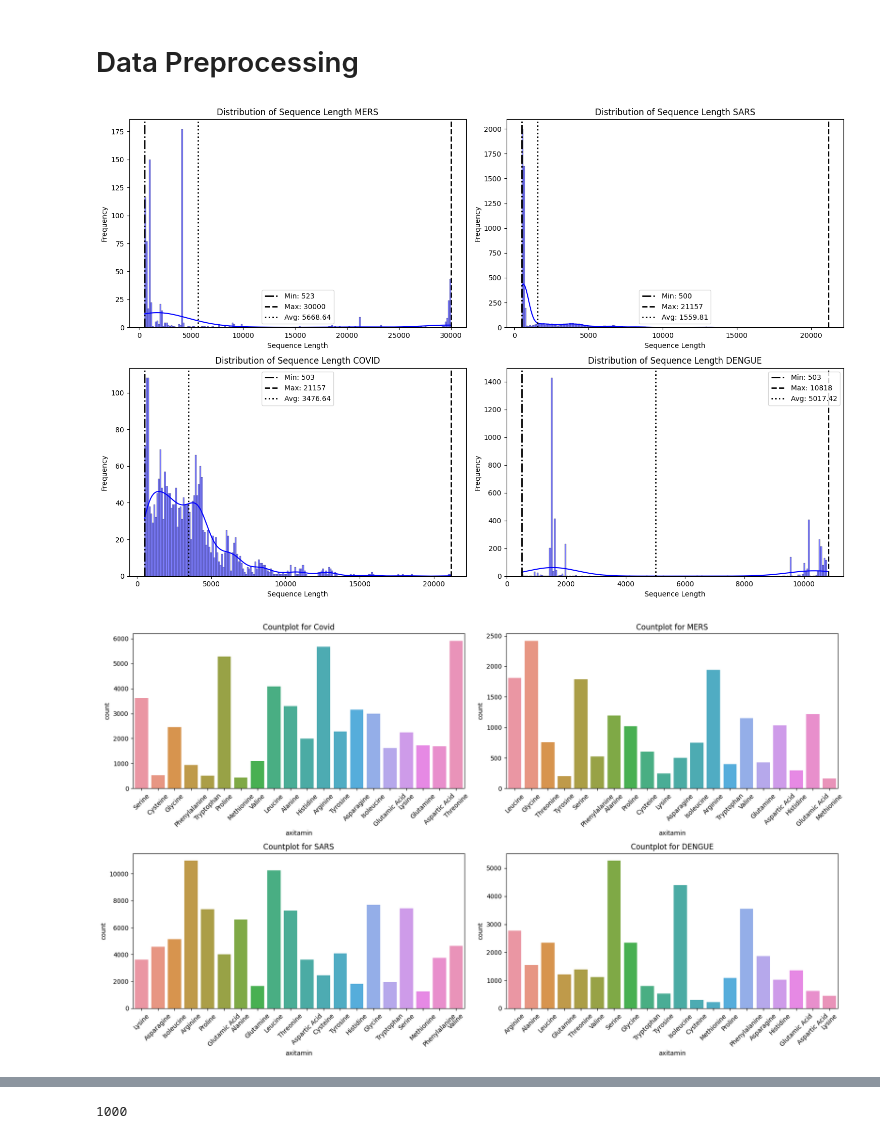
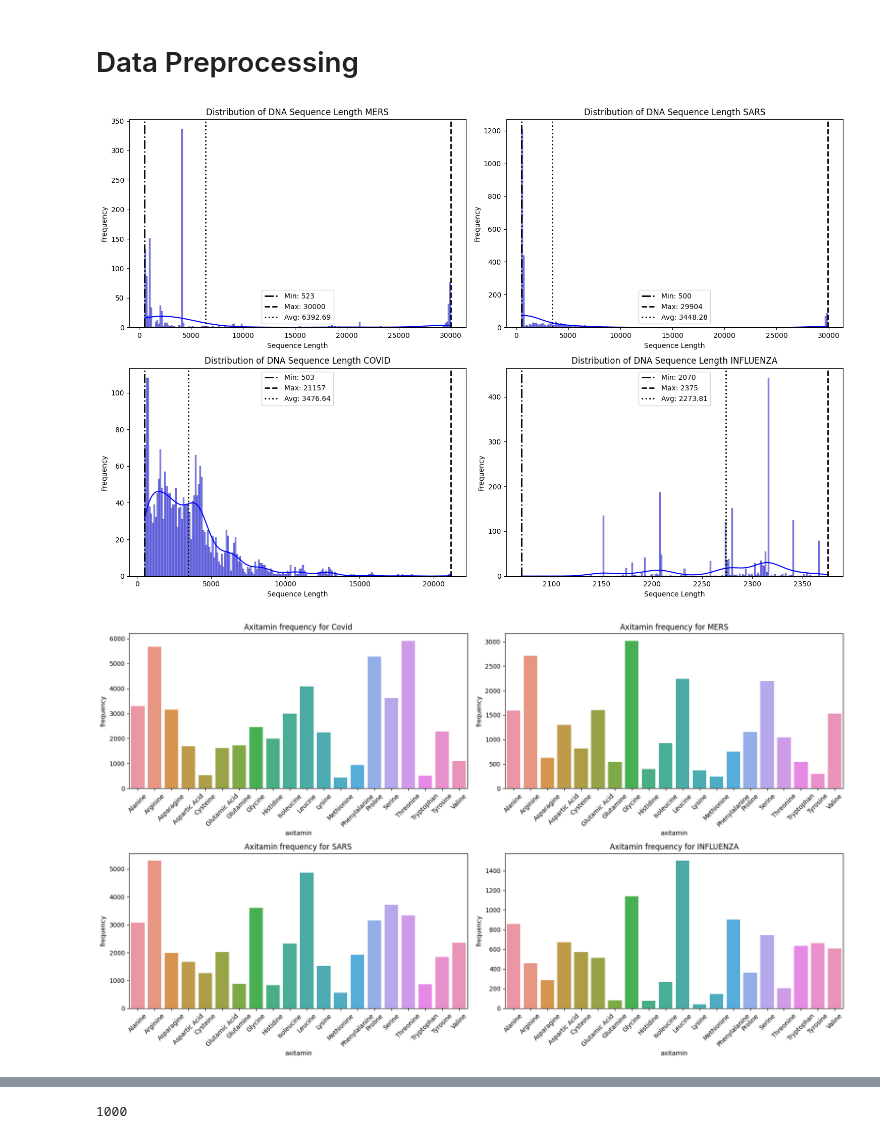
Before and after one commit to KhangSimple/dna_protein_analysis, a Jupyter notebook: dna-analysis.ipynb, the cells around one changed output, grey strips where cells are left out. Drawn from its saved outputs; the diff is of its cells as text; code cells hidden in the pictures.

```diff
--- a/dna-analysis.ipynb
+++ b/dna-analysis.ipynb
@@ -83,16 +97,16 @@ dengue_data = pd.DataFrame({"dna": dengue_encoding})
 mers_data['length'] = mers_data['dna'].apply(lambda x: len(x))
 sars_data['length'] = sars_data['dna'].apply(lambda x: len(x))
 covid_data['length'] = covid_data['dna'].apply(lambda x: len(x))
-dengue_data['length'] = dengue_data['dna'].apply(lambda x: len(x))
+influenza_data['length'] = influenza_data['dna'].apply(lambda x: len(x))
 # %%
 fig, axes = plt.subplots(2, 2, figsize=(15, 10))
-mapName = {0: 'MERS', 1: 'SARS', 2: 'COVID', 3: 'DENGUE'}
+mapName = {0: 'MERS', 1: 'SARS', 2: 'COVID', 3: 'INFLUENZA'}
 
 # Flatten axes thành một mảng 1D để dễ truy cập
 axes = axes.flatten()
 
 # Duyệt qua các tập dữ liệu và vẽ biểu đồ phân phối độ dài của chuỗi
-for i, (dataset, ax) in enumerate(zip([mers_data, sars_data, covid_data, dengue_data], axes)):
+for i, (dataset, ax) in enumerate(zip([mers_data, sars_data, covid_data, influenza_data], axes)):
     # Tính toán độ dài trung bình, tối thiểu và tối đa của chuỗi
     avg_length = dataset['length'].mean()
     max_length = dataset['length'].max()
@@ -103,7 +117,7 @@ for i, (dataset, ax) in enumerate(zip([mers_data, sars_data, covid_data, dengue_
     ax.axvline(min_length, color='black', linestyle='dashdot', linewidth=2, label=f'Min: {min_length}')
     ax.axvline(max_length, color='black', linestyle='dashed', linewidth=2, label=f'Max: {max_length}')
     ax.axvline(avg_length, color='black', linestyle='dotted', linewidth=2, label=f'Avg: {avg_length:.2f}')
-    ax.set_title(f'Distribution of Sequence Length {mapName[i]}')
+    ax.set_title(f'Distribution of DNA Sequence Length {mapName[i]}')
     ax.set_xlabel('Sequence Length')
     ax.set_ylabel('Frequency')
     ax.legend(loc='best')
@@ -111,7 +125,7 @@ for i, (dataset, ax) in enumerate(zip([mers_data, sars_data, covid_data, dengue_
 plt.tight_layout()
 plt.show()
 # %% [output]
-[figure, old version]
+[figure, new version]
 # %%
 def translate_codon(codon):
     # Bảng mã hóa từ codon sang axit amin
@@ -176,50 +190,58 @@ def translate_dna_sequences(dna_sequences):
 axitamin_covid = translate_dna_sequences(covid_encoding)
 axitamin_mers = translate_dna_sequences(mers_encoding)
 axitamin_sars = translate_dna_sequences(sars_encoding)
-axitamin_dengue = translate_dna_sequences(dengue_encoding)
+axitamin_influenza = translate_dna_sequences(influenza_encoding)
 # %%
 axitamin_covid_data = pd.DataFrame({'axitamin': axitamin_covid})
 axitamin_mers_data = pd.DataFrame({'axitamin': axitamin_mers})
 axitamin_sars_data = pd.DataFrame({'axitamin': axitamin_sars})
-axitamin_dengue_data = pd.DataFrame({'axitamin': axitamin_dengue})
+axitamin_influenza_data = pd.DataFrame({'axitamin': axitamin_influenza})
 # %%
 fig, axes = plt.subplots(2, 2, figsize=(17, 10))
 
 # Flatten axes thành một mảng 1D để dễ truy cập
 axes = axes.flatten()
 
 # Vẽ biểu đồ cho train_data
+sorted_data = axitamin_covid_data['axitamin'].value_counts().sort_index()
 plt.sca(axes[0])
 plt.xticks(rotation=45)
 plt.xlabel('axit amin')
-sns.countplot(data=axitamin_covid_data, x='axitamin')
-plt.title('Countplot for Covid')
+sns.countplot(data=axitamin_covid_data, x='axitamin', order=sorted_data.index)
+plt.title('Axitamin frequency for Covid')
+plt.ylabel('frequency')
 
 # Vẽ biểu đồ cho train_data1
+sorted_data = axitamin_mers_data['axitamin'].value_counts().sort_index()
 plt.sca(axes[1])
 plt.xticks(rotation=45)
 plt.xlabel('axit amin')
-sns.countplot(data=axitamin_mers_data, x='axitamin')
-plt.title('Countplot for MERS')
+sns.countplot(data=axitamin_mers_data, x='axitamin', order=sorted_data.index)
+plt.title('Axitamin frequency for MERS')
+plt.ylabel('frequency')
 
 # Vẽ biểu đồ cho train_data2
+sorted_data = axitamin_sars_data['axitamin'].value_counts().sort_index()
 plt.sca(axes[2])
 plt.xticks(rotation=45)
 plt.xlabel('axit amin')
-sns.countplot(data=axitamin_sars_data, x='axitamin')
-plt.title('Countplot for SARS')
+sns.countplot(data=axitamin_sars_data, x='axitamin', order=sorted_data.index)
+plt.title('Axitamin frequency for SARS')
+plt.ylabel('frequency')
 
 # Vẽ biểu đồ cho train_data3
+sorted_data = axitamin_influenza_data['axitamin'].value_counts().sort_index()
 plt.sca(axes[3])
 plt.xticks(rotation=45)
 plt.xlabel('axit amin')
-sns.countplot(data=axitamin_dengue_data, x='axitamin')
-plt.title('Countplot for DENGUE')
+sns.countplot(data=axitamin_influenza_data, x='axitamin', order = sorted_data.index)
+plt.title('Axitamin frequency for INFLUENZA')
 
+plt.ylabel('frequency')
 plt.tight_layout()
 plt.show()
 # %% [output]
-[figure, old version]
+[figure, new version]
 # %%
 #
 # Labeling data
```
Also changed, not shown: parts of 81 cells of this notebook.
